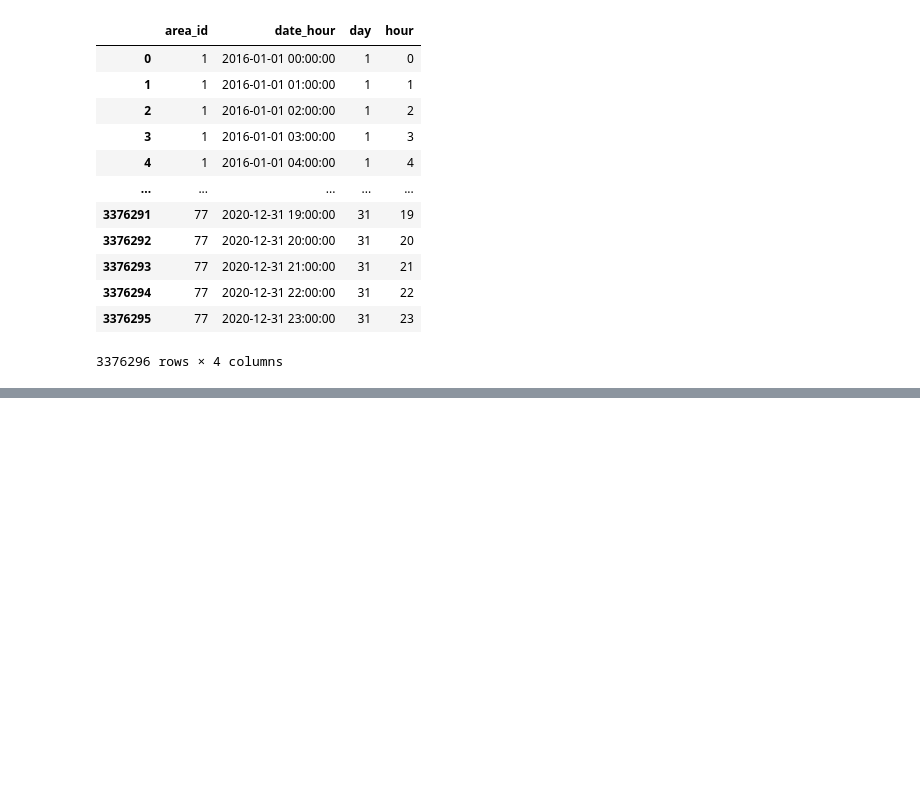
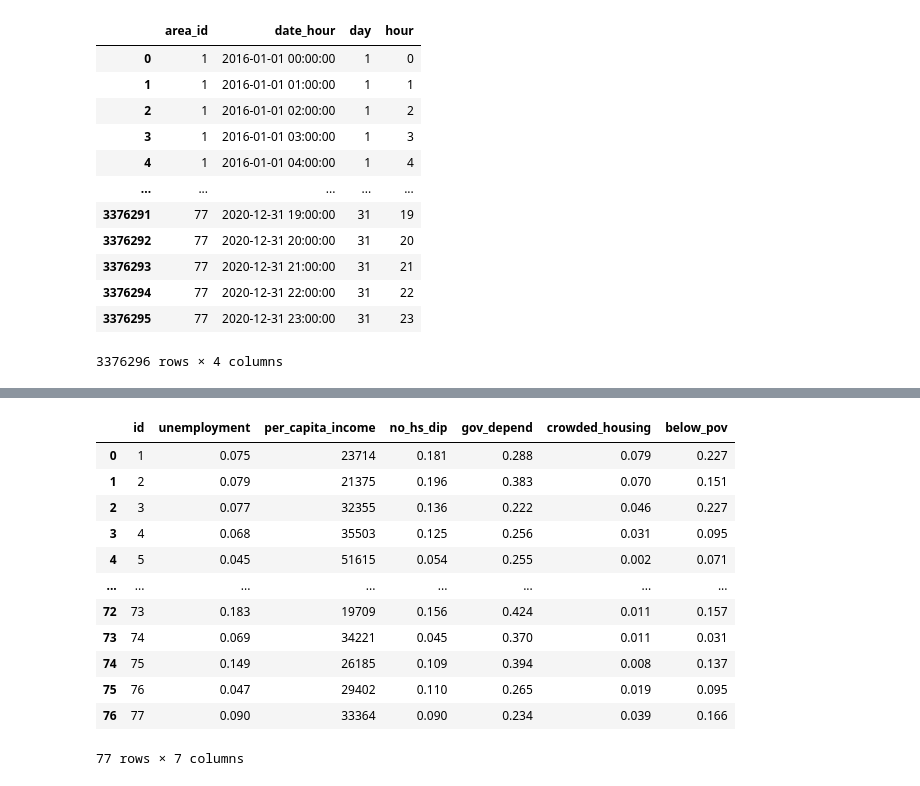
Before and after one commit to evanameyer1/Uncovering-New-Factors-In-Chicago-Crime-through-Regression-Models, a Jupyter notebook: models/notebooks/04_feature_engineering.ipynb, the cells around one changed output, grey strips where cells are left out. Saved outputs shown, nothing was run; the diff lists cells and outputs as text; code cells hidden in the pictures; blank space fills up the shorter version.

```diff
--- a/models/notebooks/04_feature_engineering.ipynb
+++ b/models/notebooks/04_feature_engineering.ipynb
@@ -145,6 +137,22 @@ base_df
 # %%
 clean_public_healthindicator = pd.read_csv('../../data/processed/clean_public_healthindicator.csv')
 disadvantaged_areas_within_areas = pd.read_csv('../../data/processed/disadvantaged_areas_within_areas.csv')
+# %%
+clean_public_healthindicator
+# %% [output]
+|  | id | unemployment | per_capita_income | no_hs_dip | gov_depend | crowded_housing | below_pov |
+| 0 | 1 | 0.075 | 23714 | 0.181 | 0.288 | 0.079 | 0.227 |
+| 1 | 2 | 0.079 | 21375 | 0.196 | 0.383 | 0.070 | 0.151 |
+| 2 | 3 | 0.077 | 32355 | 0.136 | 0.222 | 0.046 | 0.227 |
+| 3 | 4 | 0.068 | 35503 | 0.125 | 0.256 | 0.031 | 0.095 |
+| 4 | 5 | 0.045 | 51615 | 0.054 | 0.255 | 0.002 | 0.071 |
+| ... | ... | ... | ... | ... | ... | ... | ... |
+| 72 | 73 | 0.183 | 19709 | 0.156 | 0.424 | 0.011 | 0.157 |
+| 73 | 74 | 0.069 | 34221 | 0.045 | 0.370 | 0.011 | 0.031 |
+| 74 | 75 | 0.149 | 26185 | 0.109 | 0.394 | 0.008 | 0.137 |
+| 75 | 76 | 0.047 | 29402 | 0.110 | 0.265 | 0.019 | 0.095 |
+| 76 | 77 | 0.090 | 33364 | 0.090 | 0.234 | 0.039 | 0.166 |
+77 rows × 7 columns
 # %%
 base_df_with_area_stats = base_df.merge(right=clean_public_healthindicator, left_on='area_id', right_on='id', how='left')
 base_df_with_area_stats = base_df_with_area_stats.merge(right=disadvantaged_areas_within_areas, left_on='area_id', right_on='areas', how='left')
```
Also changed, not shown: parts of 32 cells of this notebook, 3 other files.
